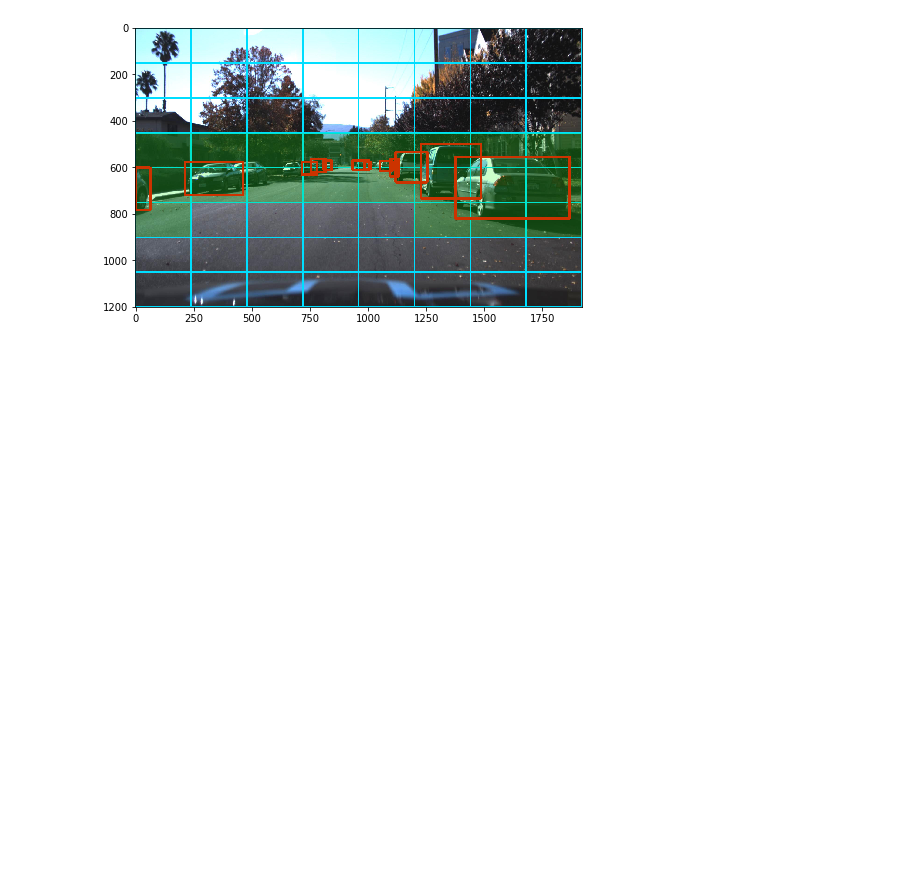
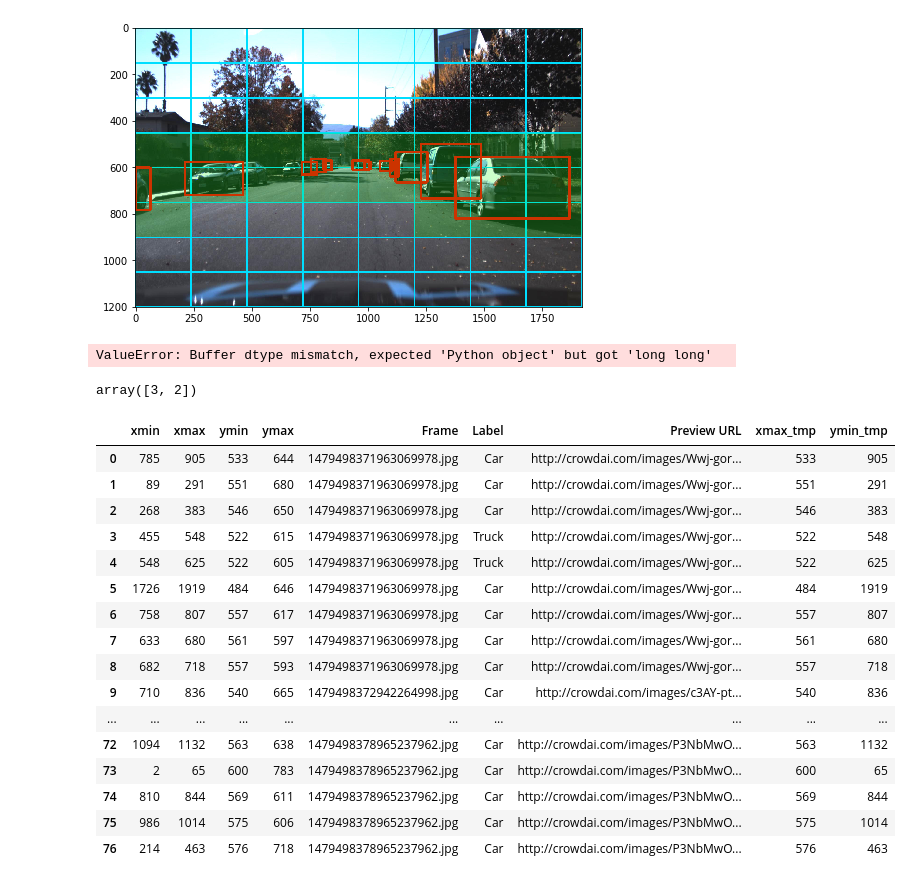
Before and after one commit to upul/Pedestrian_Detection, a Jupyter notebook: DataExplorationAndInitialModels.ipynb, the cells around one changed output. Drawn from its saved outputs; the diff is of its cells as text; code cells hidden in the pictures; blank space fills up the shorter version.

```diff
--- a/DataExplorationAndInitialModels.ipynb
+++ b/DataExplorationAndInitialModels.ipynb
@@ -13,6 +13,7 @@ plt.rcParams['figure.figsize'] = (8, 8)
 DATA_PATH = 'D:\\datasets\\udacity\\debug'
 LABEL_FILE_NAME = 'labels.csv'
 GRIDS_PER_DIR = 8
+BATCH_SIZE = 2
 # %%
 dataset = pd.read_csv(os.path.join(DATA_PATH, LABEL_FILE_NAME))
 # printing some examples ....
@@ -155,3 +158,33 @@ def display_overlap_grids(image, label):
 display_overlap_grids(img, label)
 # %% [output]
 [figure]
+# %%
+training_frames = train['Frame'].unique()
+sample_indices = np.random.choice(len(training_frames), BATCH_SIZE, replace=False)
+batch_frame = train[train['Frame'].isin(sample_indices)]
+# %% [output]
+ValueError: Buffer dtype mismatch, expected 'Python object' but got 'long long'
+# %%
+sample_indices
+# %% [output]
+array([3, 2])
+# %%
+batch_frame
+# %% [output]
+|  | xmin | xmax | ymin | ymax | Frame | Label | Preview URL | xmax_tmp | ymin_tmp |
+| 0 | 785 | 905 | 533 | 644 | 1479498371963069978.jpg | Car | http://crowdai.com/images/Wwj-gor... | 533 | 905 |
+| 1 | 89 | 291 | 551 | 680 | 1479498371963069978.jpg | Car | http://crowdai.com/images/Wwj-gor... | 551 | 291 |
+| 2 | 268 | 383 | 546 | 650 | 1479498371963069978.jpg | Car | http://crowdai.com/images/Wwj-gor... | 546 | 383 |
+| 3 | 455 | 548 | 522 | 615 | 1479498371963069978.jpg | Truck | http://crowdai.com/images/Wwj-gor... | 522 | 548 |
+| 4 | 548 | 625 | 522 | 605 | 1479498371963069978.jpg | Truck | http://crowdai.com/images/Wwj-gor... | 522 | 625 |
+| 5 | 1726 | 1919 | 484 | 646 | 1479498371963069978.jpg | Car | http://crowdai.com/images/Wwj-gor... | 484 | 1919 |
+| 6 | 758 | 807 | 557 | 617 | 1479498371963069978.jpg | Car | http://crowdai.com/images/Wwj-gor... | 557 | 807 |
+| 7 | 633 | 680 | 561 | 597 | 1479498371963069978.jpg | Car | http://crowdai.com/images/Wwj-gor... | 561 | 680 |
+| 8 | 682 | 718 | 557 | 593 | 1479498371963069978.jpg | Car | http://crowdai.com/images/Wwj-gor... | 557 | 718 |
+| 9 | 710 | 836 | 540 | 665 | 1479498372942264998.jpg | Car | http://crowdai.com/images/c3AY-pt... | 540 | 836 |
+| ... | ... | ... | ... | ... | ... | ... | ... | ... | ... |
+| 72 | 1094 | 1132 | 563 | 638 | 1479498378965237962.jpg | Car | http://crowdai.com/images/P3NbMwO... | 563 | 1132 |
+| 73 | 2 | 65 | 600 | 783 | 1479498378965237962.jpg | Car | http://crowdai.com/images/P3NbMwO... | 600 | 65 |
+| 74 | 810 | 844 | 569 | 611 | 1479498378965237962.jpg | Car | http://crowdai.com/images/P3NbMwO... | 569 | 844 |
+| 75 | 986 | 1014 | 575 | 606 | 1479498378965237962.jpg | Car | http://crowdai.com/images/P3NbMwO... | 575 | 1014 |
+| 76 | 214 | 463 | 576 | 718 | 1479498378965237962.jpg | Car | http://crowdai.com/images/P3NbMwO... | 576 | 463 |
```
Also changed, not shown: parts of 2 cells of this notebook.
